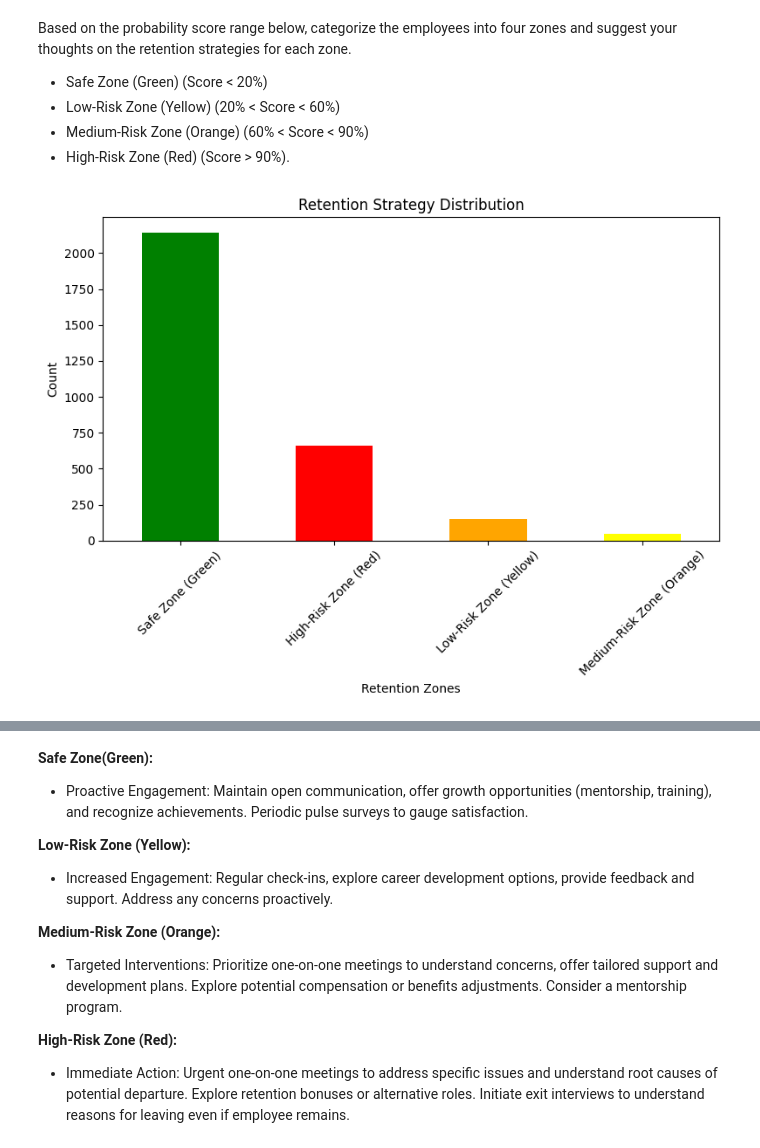
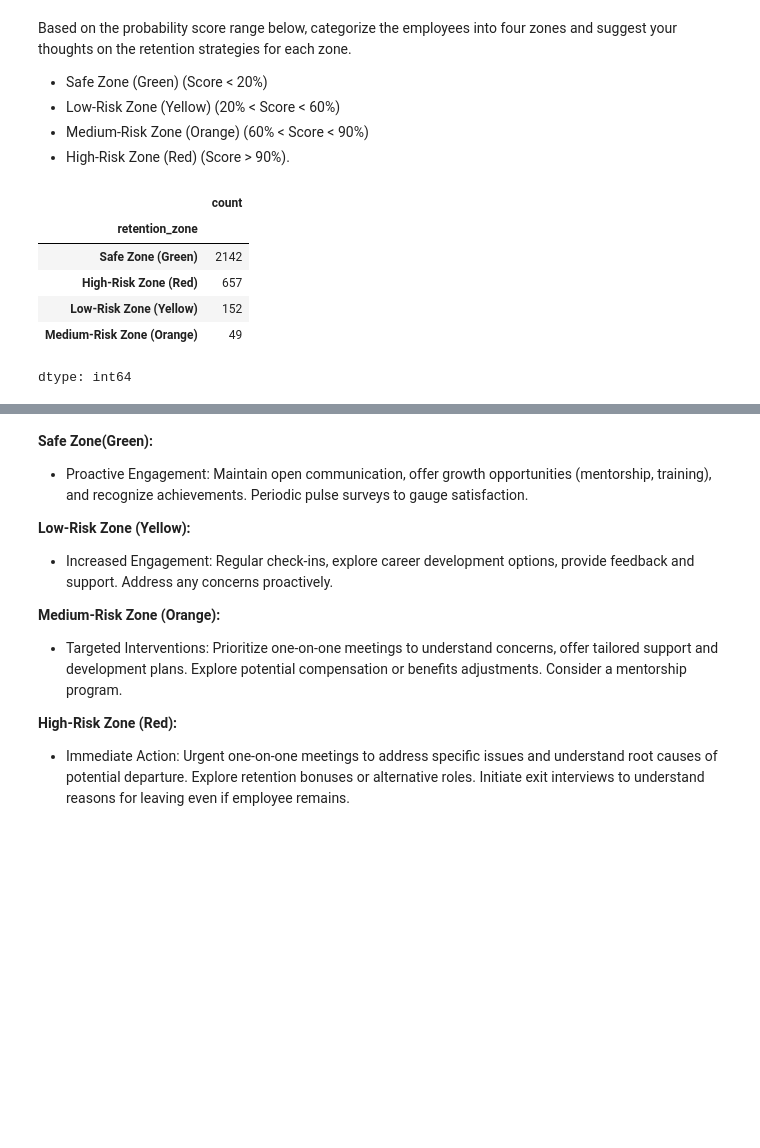
Before and after one commit to avesh-srivastava/ml-employee-turnover-analytics, a Jupyter notebook: notebooks/Employee_Turnover_Analytics.ipynb, the cells around one changed output, grey strips where cells are left out. Cells and saved outputs as stored; diff of their text form; code cells hidden in the pictures; blank space fills up the shorter version.

```diff
--- a/notebooks/Employee_Turnover_Analytics.ipynb
+++ b/notebooks/Employee_Turnover_Analytics.ipynb
@@ -650,15 +650,13 @@ df_test['retention_zone'] = df_test['left_prob'].apply(retention_strategy)
 # %%
 # Count occurrences of each retention zone
 zone_counts = df_test['retention_zone'].value_counts()
-# %%
-# Plotting
-plt.figure(figsize=(8, 6))
-zone_counts.plot(kind='bar', color=['green', 'red', 'orange', 'yellow'])
-plt.title('Retention Strategy Distribution')
-plt.xlabel('Retention Zones')
-plt.ylabel('Count')
-plt.xticks(rotation=45)
-plt.tight_layout()
-plt.show()
-# %% [output]
-[figure, removed]
+# %%
+display(zone_counts)
+# %% [output]
+|  | count |
+| retention_zone |  |
+| Safe Zone (Green) | 2142 |
+| High-Risk Zone (Red) | 657 |
+| Low-Risk Zone (Yellow) | 152 |
+| Medium-Risk Zone (Orange) | 49 |
+dtype: int64
```
Also changed, not shown: parts of 2 cells of this notebook, 1 other file.
